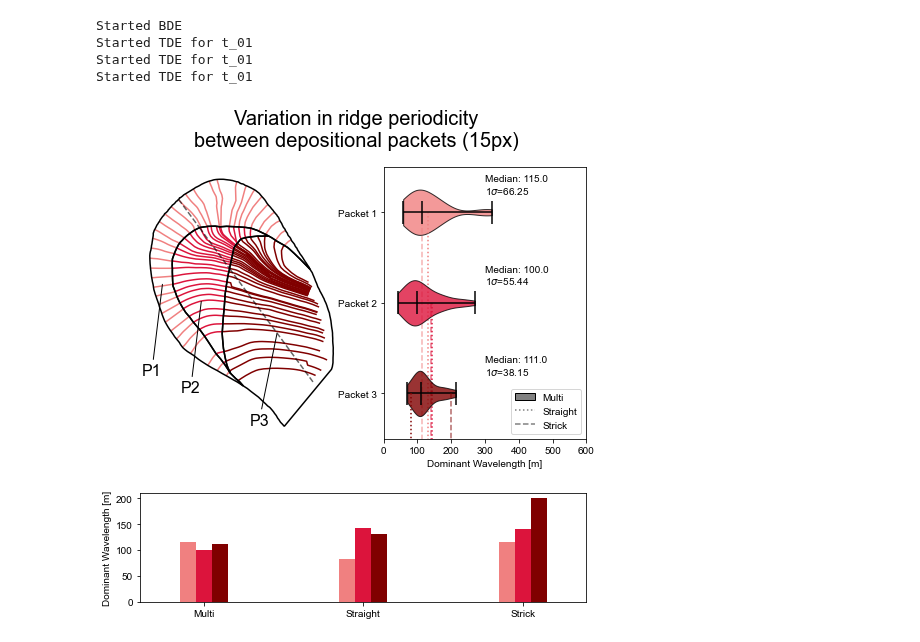
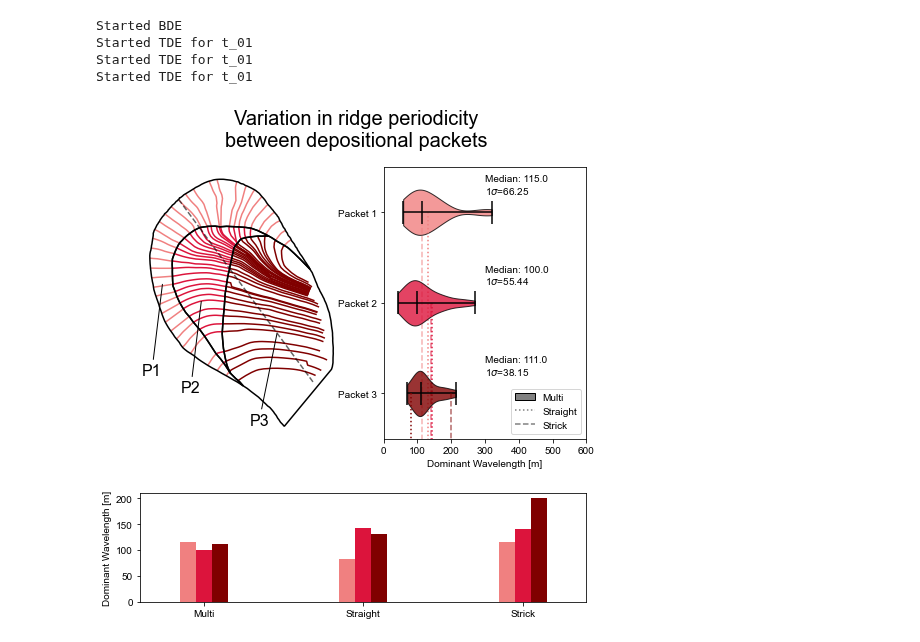
Before and after one commit to tamu-edu/scrollstats, a Jupyter notebook: Figure_StrickComparison.ipynb, the cells around one changed output. Saved outputs shown, nothing was run; the diff lists cells and outputs as text; code cells hidden in the pictures.

```diff
--- a/Figure_StrickComparison.ipynb
+++ b/Figure_StrickComparison.ipynb
@@ -236,36 +236,36 @@ ax.set_yticklabels(["Packet 1", "Packet 2", "Packet 3"])
 ax.set_xlabel("Dominant Wavelength [m]")
 ax.set_xlim(0, 600)
 ax.set_ylim(0.5, 3.5)
 
 ax.invert_yaxis()
 
 # Format Legend
 artists = [Patch(facecolor="grey", edgecolor="k", label="Multi"),
            Line2D([], [], color="grey", ls=":", label="Straight"),
            Line2D([], [], color="grey", ls="--", label="Strick")]
 
 ax.legend(handles=artists, loc="lower right")
 
 # ==========================================================================================================
 ax = fig.add_subplot(gs[-1, :])
 cmap = ListedColormap(c_list)
 
 multi_med = pkt_transects["fft_spacing"].unstack(level=0).dropna().median()
 straight_med = pkt_transect_straight["fft_spacing"].unstack(level=0).dropna().median()
 
 df = pd.DataFrame({"Multi":multi_med, "Straight":straight_med, "Strick":s})
 bars = df.T.plot(ax=ax, kind="bar", cmap=cmap, legend=False, width=0.3)
 bars.set_xticklabels(df.columns, rotation=0)
 bars.set_ylabel("Dominant Wavelength [m]")
 
 
-fig.suptitle("Variation in ridge periodicity\nbetween depositional packets (15px)", size=20)
+fig.suptitle("Variation in ridge periodicity\nbetween depositional packets", size=20)
 
 plt.tight_layout()
 
-# file_path = "../figures/BendM5_DepositionalPacketVariation_15px.png"
-# check = input(f"Save figure to {file_path}? [y/n]: ")
-# if check =="y":
-#     plt.savefig(file_path, dpi=300)
+file_path = "/Users/avan/FLUD/BrazosScrolls/figures/BendM5_DepositionalPacketVariation_15px_itxmethod.png"
+check = input(f"Save figure to {file_path}? [y/n]: ")
+if check =="y":
+    plt.savefig(file_path, dpi=300)
 # %% [output]
-[figure, old version]
+[figure, new version]
```
